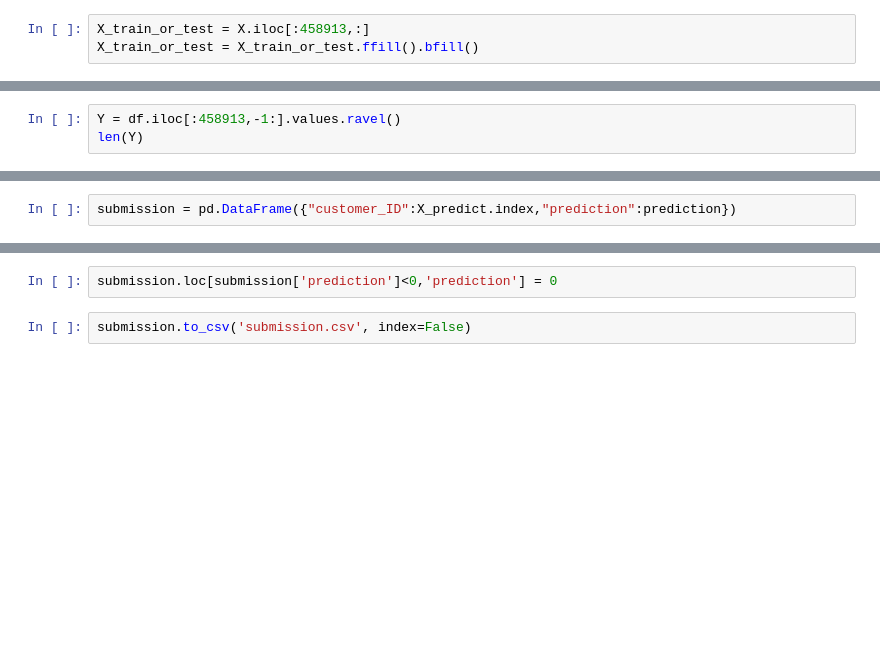
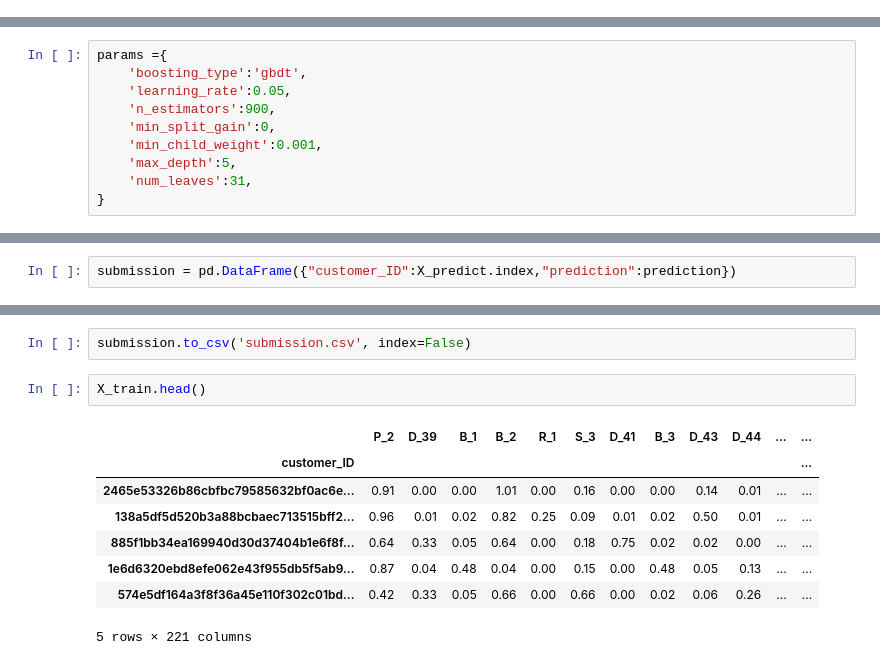
Before and after one commit to jiangyao123/Kaggle, a Jupyter notebook: American Express.ipynb, the cells around one changed output, grey strips where cells are left out. Cells and saved outputs as stored; diff of their text form; blank space fills up the shorter version.

```diff
--- a/American Express.ipynb
+++ b/American Express.ipynb
@@ -158,6 +239,3 @@ X_predict.shape
-# %%
-X_train_or_test = X.iloc[:458913,:]
-X_train_or_test = X_train_or_test.ffill().bfill()
 # %%
 X_train_or_test.shape
 # %% [output]
@@ -165,3 +242,0 @@ X_train_or_test.shape
-# %%
-Y = df.iloc[:458913,-1:].values.ravel()
-len(Y)
@@ -207,0 +280,10 @@ params = {
+# %%
+params ={
+    'boosting_type':'gbdt',
+    'learning_rate':0.05,
+    'n_estimators':900,
+    'min_split_gain':0,
+    'min_child_weight':0.001,
+    'max_depth':5,
+    'num_leaves':31,
+}
@@ -250,4 +458,13 @@ submission.head()
-# %%
-submission.loc[submission['prediction']<0,'prediction'] = 0
 # %%
 submission.to_csv('submission.csv', index=False)
+# %%
+X_train.head()
+# %% [output]
+|  | P_2 | D_39 | B_1 | B_2 | R_1 | S_3 | D_41 | B_3 | D_43 | D_44 | ... | ... |
+| customer_ID |  |  |  |  |  |  |  |  |  |  |  | ... |
+| 2465e53326b86cbfbc79585632bf0ac6e... | 0.91 | 0.00 | 0.00 | 1.01 | 0.00 | 0.16 | 0.00 | 0.00 | 0.14 | 0.01 | ... | ... |
+| 138a5df5d520b3a88bcbaec713515bff2... | 0.96 | 0.01 | 0.02 | 0.82 | 0.25 | 0.09 | 0.01 | 0.02 | 0.50 | 0.01 | ... | ... |
+| 885f1bb34ea169940d30d37404b1e6f8f... | 0.64 | 0.33 | 0.05 | 0.64 | 0.00 | 0.18 | 0.75 | 0.02 | 0.02 | 0.00 | ... | ... |
+| 1e6d6320ebd8efe062e43f955db5f5ab9... | 0.87 | 0.04 | 0.48 | 0.04 | 0.00 | 0.15 | 0.00 | 0.48 | 0.05 | 0.13 | ... | ... |
+| 574e5df164a3f8f36a45e110f302c01bd... | 0.42 | 0.33 | 0.05 | 0.66 | 0.00 | 0.66 | 0.00 | 0.02 | 0.06 | 0.26 | ... | ... |
+5 rows × 221 columns
```
Also changed, not shown: parts of 68 cells of this notebook.
